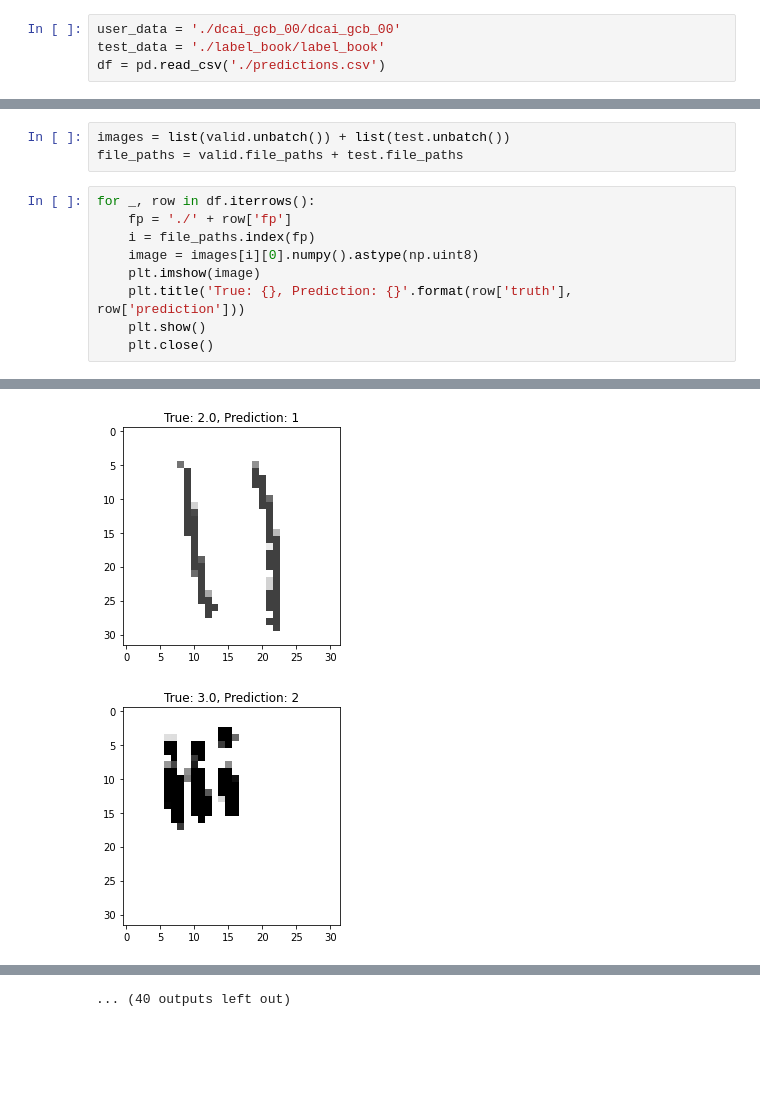
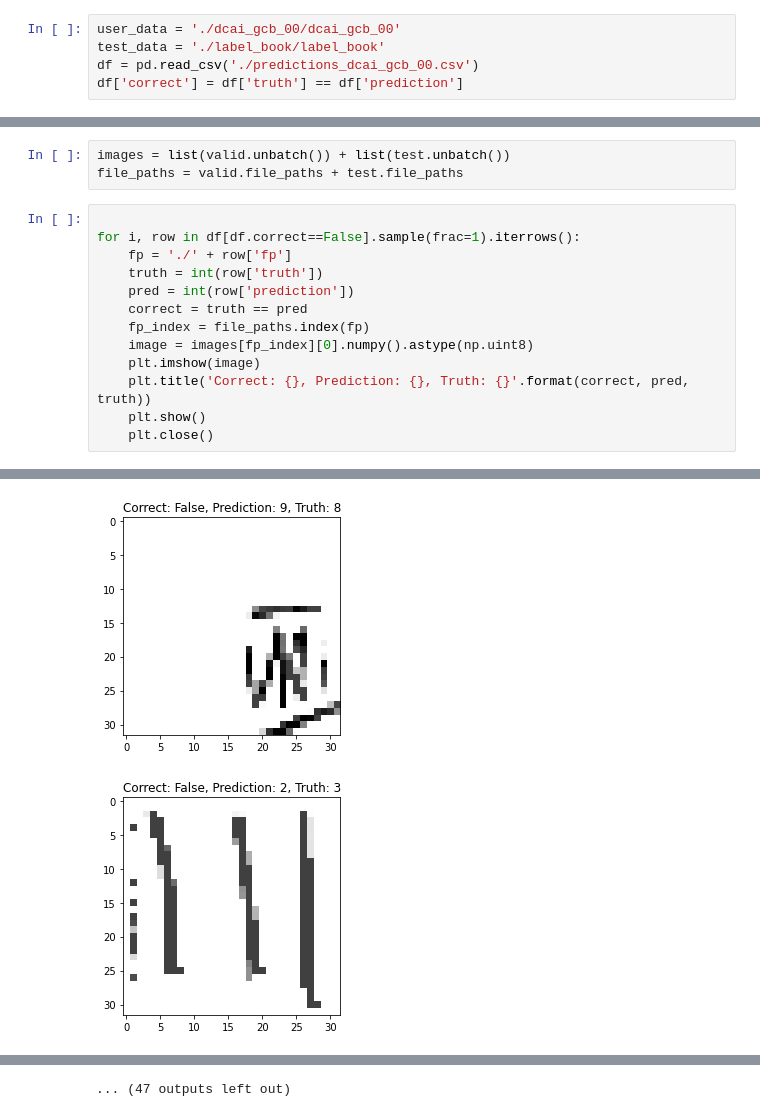
Before and after one commit to grantbuster/dcai, a Jupyter notebook: error_analysis.ipynb, the cells around one changed output, grey strips where cells are left out. Drawn from its saved outputs; the diff is of its cells as text; blank space fills up the shorter version.

```diff
--- a/error_analysis.ipynb
+++ b/error_analysis.ipynb
@@ -6,4 +8,5 @@ import matplotlib.pyplot as plt
 # %%
 user_data = './dcai_gcb_00/dcai_gcb_00'
 test_data = './label_book/label_book'
-df = pd.read_csv('./predictions.csv')
+df = pd.read_csv('./predictions_dcai_gcb_00.csv')
+df['correct'] = df['truth'] == df['prediction']
@@ -36,12 +76,16 @@ Found 52 files belonging to 10 classes.
 images = list(valid.unbatch()) + list(test.unbatch())
 file_paths = valid.file_paths + test.file_paths
 # %%
-for _, row in df.iterrows():
+
+for i, row in df[df.correct==False].sample(frac=1).iterrows():
     fp = './' + row['fp']
-    i = file_paths.index(fp)
-    image = images[i][0].numpy().astype(np.uint8)
+    truth = int(row['truth'])
+    pred = int(row['prediction'])
+    correct = truth == pred
+    fp_index = file_paths.index(fp)
+    image = images[fp_index][0].numpy().astype(np.uint8)
     plt.imshow(image)
-    plt.title('True: {}, Prediction: {}'.format(row['truth'], row['prediction']))
+    plt.title('Correct: {}, Prediction: {}, Truth: {}'.format(correct, pred, truth))
     plt.show()
     plt.close()
 # %% [output]
@@ -57,2 +101,2 @@ for _, row in df.iterrows():
-[figure, old version]
+[figure, new version]
-[figure, old version]
+[figure, new version]
@@ -60 +104 @@ for _, row in df.iterrows():
-... (40 outputs left out)
+... (47 outputs left out)
```
Also changed, not shown: parts of 5 cells of this notebook.
